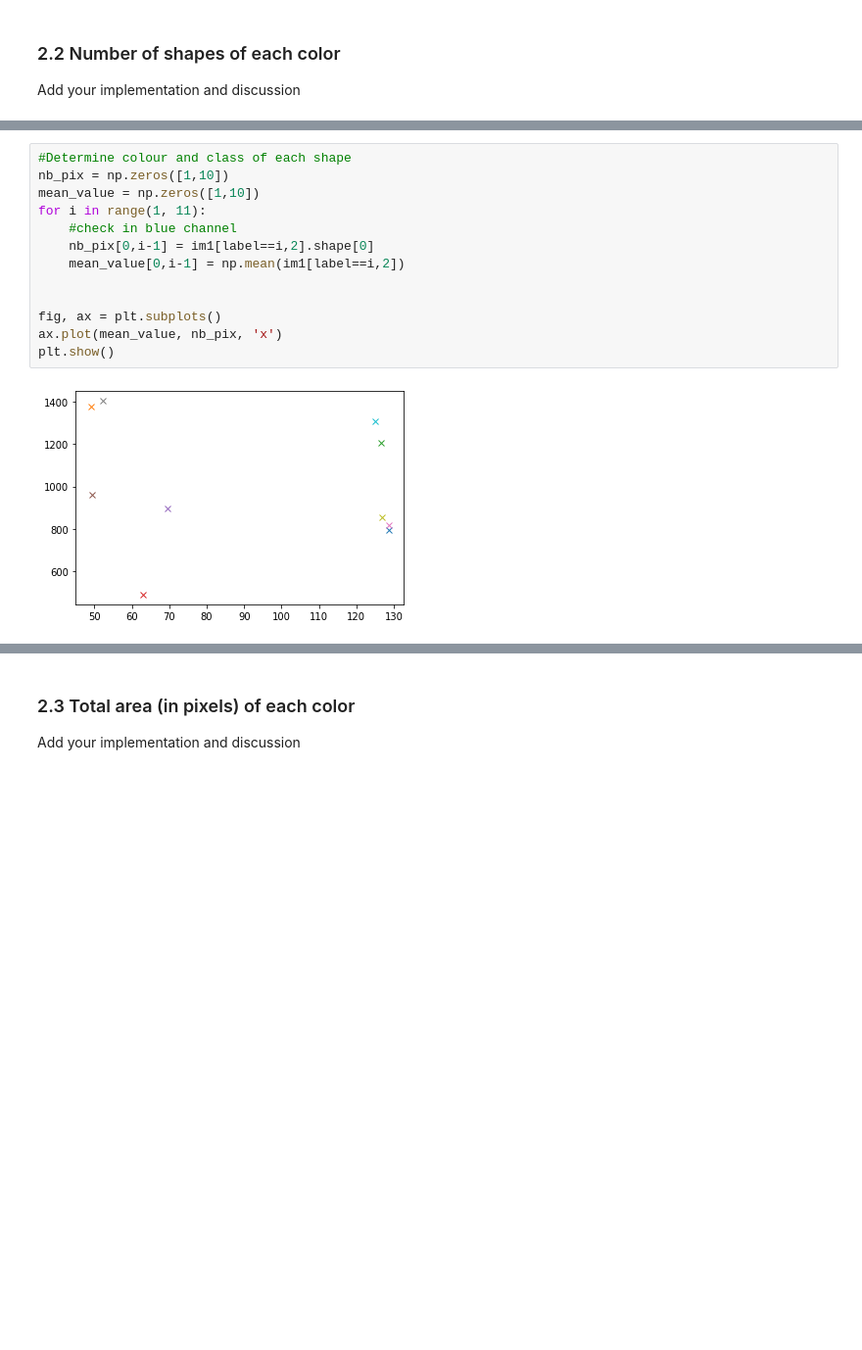
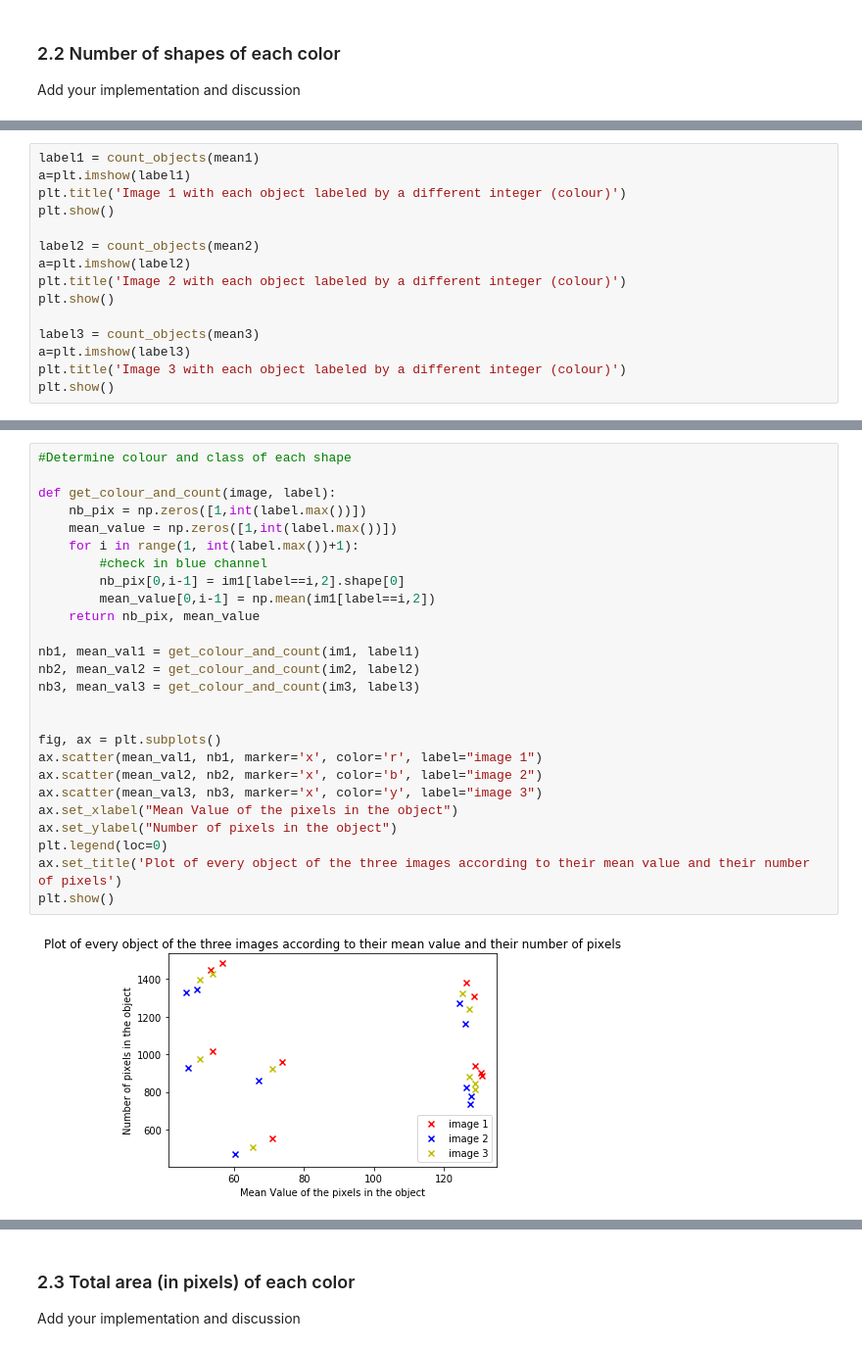
Before and after one commit to jbmag/iapr-2020, a Jupyter notebook: labs/lab_01_segmentation.ipynb, the cells around one changed output, grey strips where cells are left out. Shown at 98% size. Saved outputs shown, nothing was run; the diff lists cells and outputs as text; blank space fills up the shorter version.

```diff
--- a/labs/lab_01_segmentation.ipynb
+++ b/labs/lab_01_segmentation.ipynb
@@ -190,0 +257,15 @@ plt.show()
+# %%
+label1 = count_objects(mean1)
+a=plt.imshow(label1)
+plt.title('Image 1 with each object labeled by a different integer (colour)')
+plt.show()
+
+label2 = count_objects(mean2)
+a=plt.imshow(label2)
+plt.title('Image 2 with each object labeled by a different integer (colour)')
+plt.show()
+
+label3 = count_objects(mean3)
+a=plt.imshow(label3)
+plt.title('Image 3 with each object labeled by a different integer (colour)')
+plt.show()
@@ -191,15 +284,28 @@ plt.show()
 # %%
 #Determine colour and class of each shape
-nb_pix = np.zeros([1,10])
-mean_value = np.zeros([1,10])
-for i in range(1, 11):
-    #check in blue channel
-    nb_pix[0,i-1] = im1[label==i,2].shape[0]
-    mean_value[0,i-1] = np.mean(im1[label==i,2])
+
+def get_colour_and_count(image, label):
+    nb_pix = np.zeros([1,int(label.max())])
+    mean_value = np.zeros([1,int(label.max())])
+    for i in range(1, int(label.max())+1):
+        #check in blue channel
+        nb_pix[0,i-1] = im1[label==i,2].shape[0]
+        mean_value[0,i-1] = np.mean(im1[label==i,2])
+    return nb_pix, mean_value
+
+nb1, mean_val1 = get_colour_and_count(im1, label1)
+nb2, mean_val2 = get_colour_and_count(im2, label2)
+nb3, mean_val3 = get_colour_and_count(im3, label3)
 
 
 fig, ax = plt.subplots()
-ax.plot(mean_value, nb_pix, 'x')
+ax.scatter(mean_val1, nb1, marker='x', color='r', label="image 1")
+ax.scatter(mean_val2, nb2, marker='x', color='b', label="image 2")
+ax.scatter(mean_val3, nb3, marker='x', color='y', label="image 3")
+ax.set_xlabel("Mean Value of the pixels in the object")
+ax.set_ylabel("Number of pixels in the object")
+plt.legend(loc=0)
+ax.set_title('Plot of every object of the three images according to their mean value and their number of pixels')
 plt.show()
 # %% [output]
-[figure, old version]
+[figure, new version]
```
Also changed, not shown: parts of 29 cells of this notebook.
